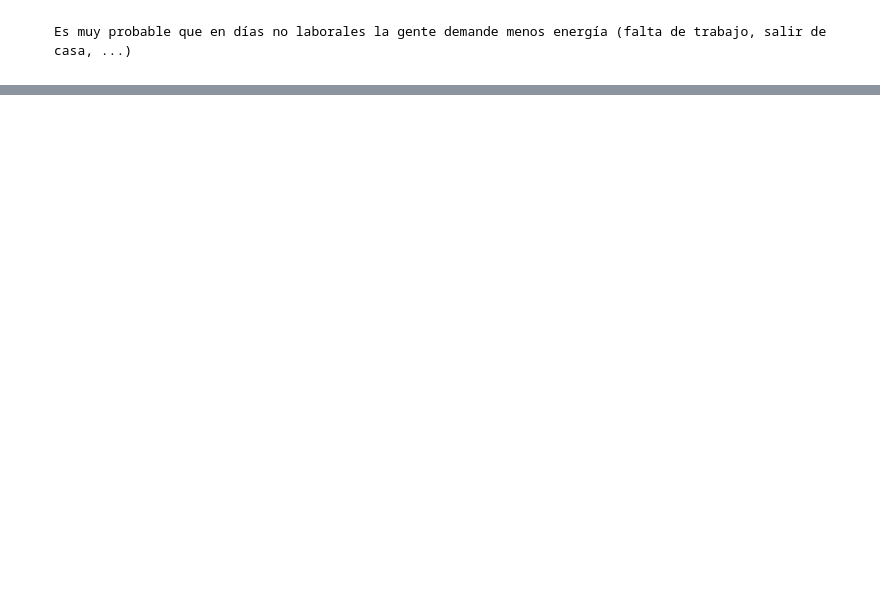
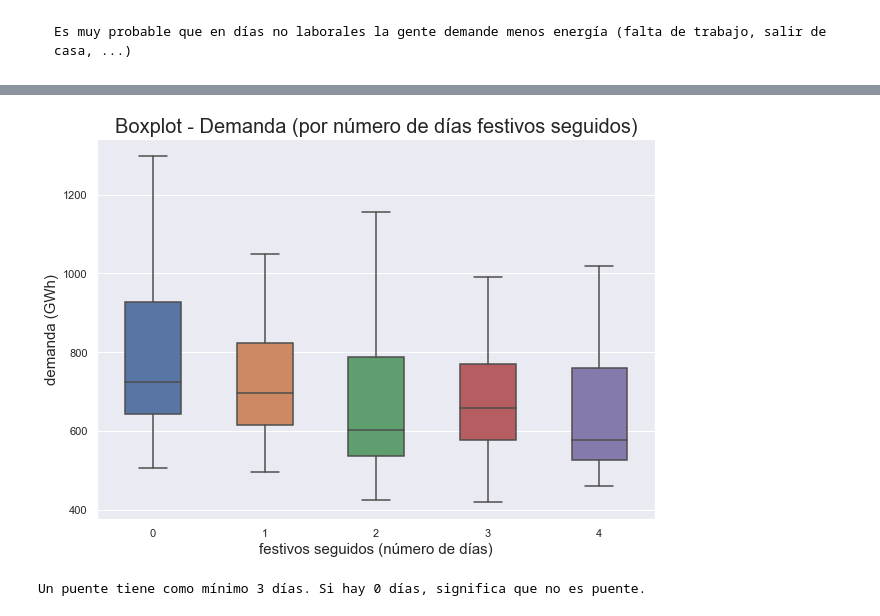
Before and after one commit to SeroviICAI/TRABAJO-1-ESTADISTICA-DESCRIPTIVA, a Jupyter notebook: notebooks/dias_festivos.ipynb, the cells around one changed output, grey strips where cells are left out. Drawn from its saved outputs; the diff is of its cells as text; code cells hidden in the pictures; blank space fills up the shorter version.

```diff
--- a/notebooks/dias_festivos.ipynb
+++ b/notebooks/dias_festivos.ipynb
@@ -258,0 +370,11 @@ plt.show()
+# %%
+ctemp_dataframe = pd.DataFrame()
+groupby_puente = dataframe.groupby((dataframe['FEST'].shift() != dataframe['FEST']).cumsum())
+
+for index, rows in groupby_puente:
+    if rows.iloc[0]['FEST'] == 1:
+        rows['PUENTE'] = len(rows)
+    ctemp_dataframe = ctemp_dataframe.append(rows, ignore_index=True)
+
+cdataframe_puentes = ctemp_dataframe      # Sustituimos
+cdataframe_puentes
@@ -258,0 +395,18 @@ plt.show()
+# %%
+# DEMANDA / DIA DE FESTIVOS SEGUIDOS
+fig = plt.figure(2, figsize=(10,7))
+
+DEM_boxplot_diasem = sns.boxplot(y='DEM', x='PUENTE',
+                 data=cdataframe_puentes,
+                 width=0.5)
+
+plt.title("Boxplot - Demanda (por número de días festivos seguidos)", fontsize = 20)
+plt.xlabel("festivos seguidos (número de días)", fontsize = 15)
+plt.ylabel("demanda (GWh)", fontsize = 15)
+plt.savefig('../reports/figures/Boxplot - Demanda (por número de días festivos seguidos)', bbox_inches='tight')
+plt.show()
+
+print('Un puente tiene como mínimo 3 días. Si hay 0 días, significa que no es puente.')
+# %% [output]
+[figure, added]
+Un puente tiene como mínimo 3 días. Si hay 0 días, significa que no es puente.
```
Also changed, not shown: parts of 13 cells of this notebook, 4 other files.
